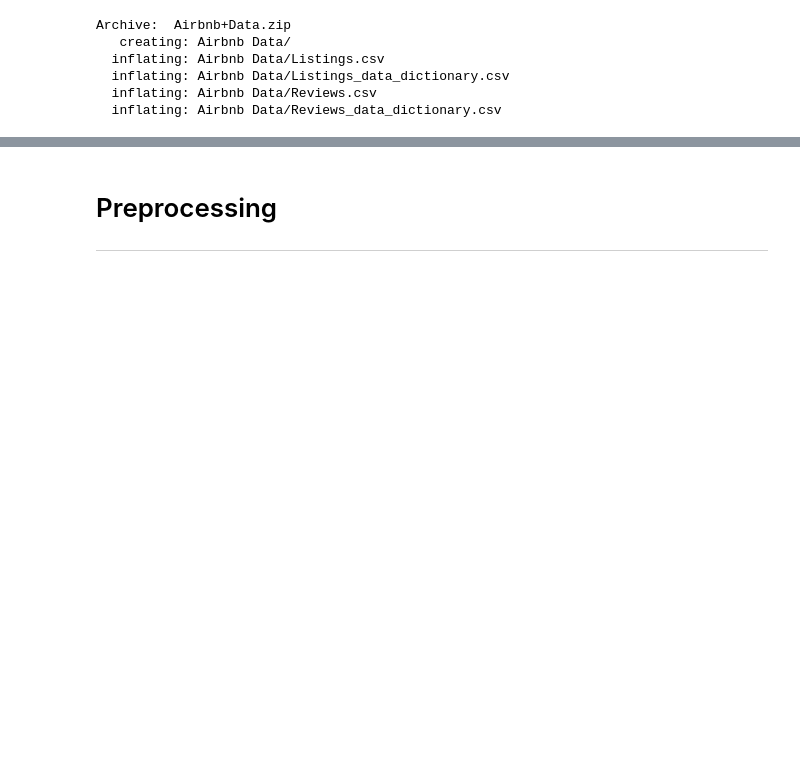
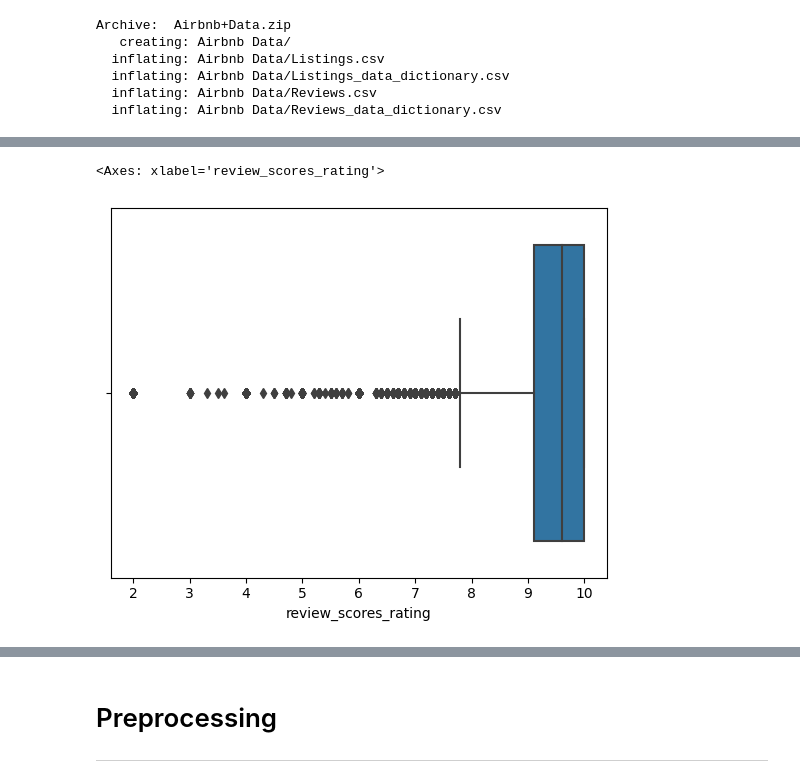
Before and after one commit to setu-shah/Airbnb-ML-Project, a Jupyter notebook: Setu - Deliverable Draft.ipynb, the cells around one changed output, grey strips where cells are left out. Cells and saved outputs as stored; diff of their text form; code cells hidden in the pictures; blank space fills up the shorter version.

```diff
--- a/Setu - Deliverable Draft.ipynb
+++ b/Setu - Deliverable Draft.ipynb
@@ -122,0 +165,5 @@ listings.instant_bookable = listings.instant_bookable.apply(lambda x: 1 if x ==
+# %%
+sns.boxplot(listings_sample, x = 'review_scores_rating')
+# %% [output]
+<Axes: xlabel='review_scores_rating'>
+[figure, added]
```
Also changed, not shown: parts of 26 cells of this notebook.
